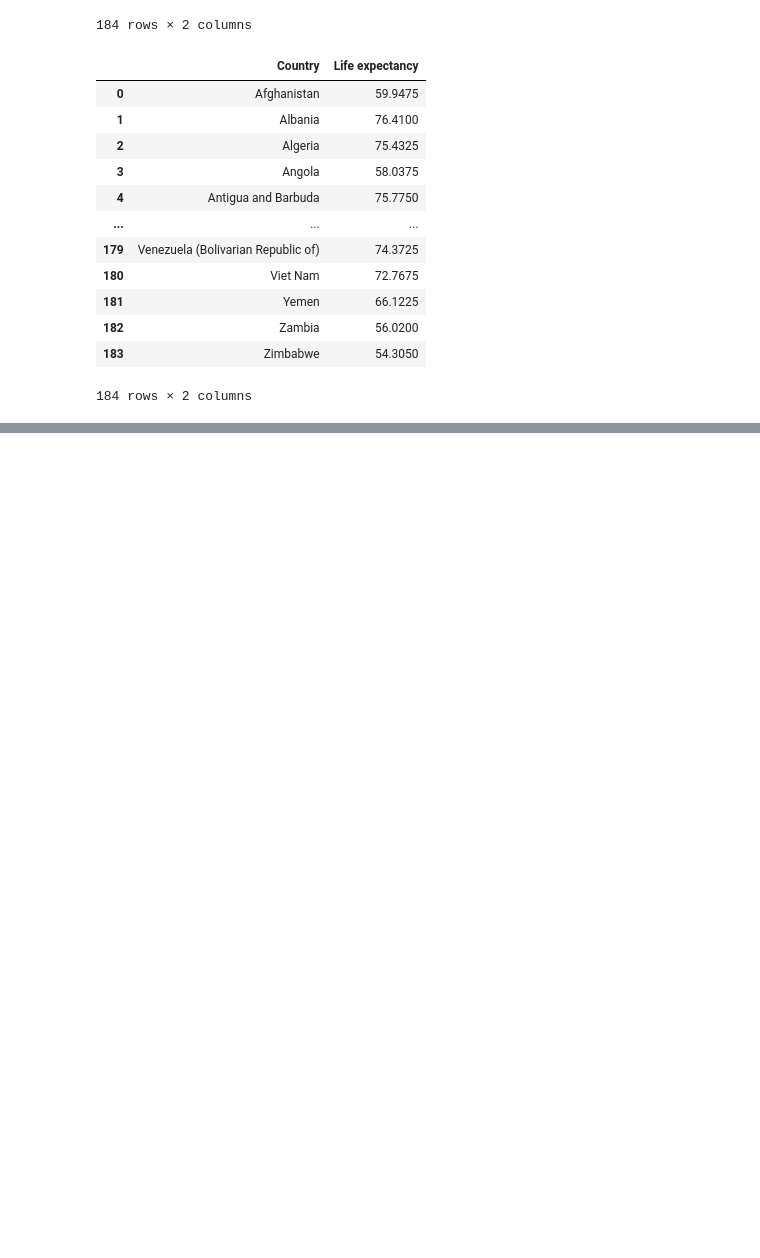
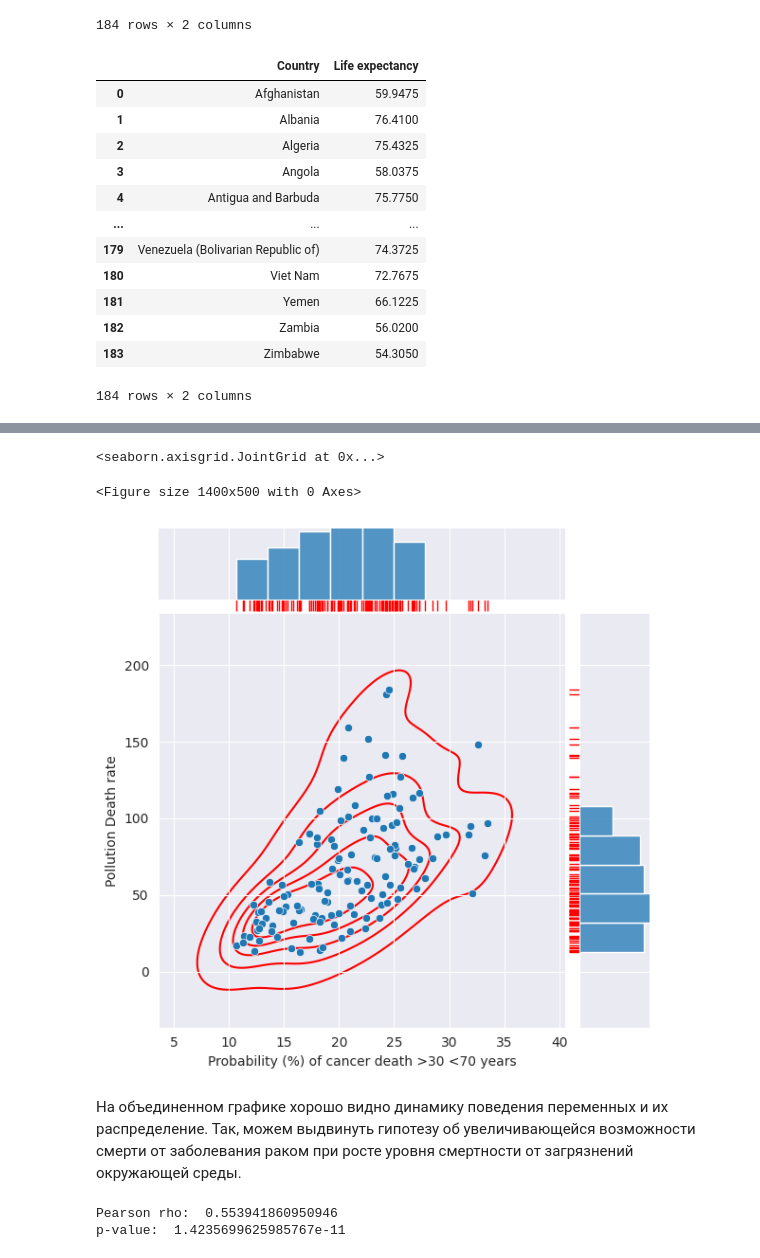
Before and after one commit to SonyaCoolikova/andan_andan, a Jupyter notebook: Sonya_Cool.ipynb, the cells around one changed output, grey strips where cells are left out. Saved outputs shown, nothing was run; the diff lists cells and outputs as text; code cells hidden in the pictures; blank space fills up the shorter version.

```diff
--- a/Sonya_Cool.ipynb
+++ b/Sonya_Cool.ipynb
@@ -203,0 +291,18 @@ sns.pairplot(final);
+# %%
+fig = plt.figure(figsize=(14, 5))
+fig = sns.jointplot(data=final, x='Probability (%) of cancer death >30 <70 years', y='Pollution Death rate')
+fig.plot_joint(sns.kdeplot, color="r", zorder=0, levels=6)
+fig.plot_marginals(sns.rugplot, color="r", height=-.15, clip_on=False)
+# %% [output]
+<seaborn.axisgrid.JointGrid at 0x...>
+<Figure size 1400x500 with 0 Axes>
+[figure, added]
+# %% [markdown]
+На объединенном графике хорошо видно динамику поведения переменных и их распределение. Так, можем выдвинуть гипотезу об увеличивающейся возможности смерти от заболевания раком при росте уровня смертности от загрязнений окружающей среды.
+# %%
+res = stats.pearsonr(final['Probability (%) of cancer death >30 <70 years'], final['Pollution Death rate'])
+print('Pearson rho: ', res[0])
+print('p-value: ', res[1])
+# %% [output]
+Pearson rho:  0.553941860950946
+p-value:  1.4235699625985767e-11
```
Also changed, not shown: parts of 62 cells of this notebook.
